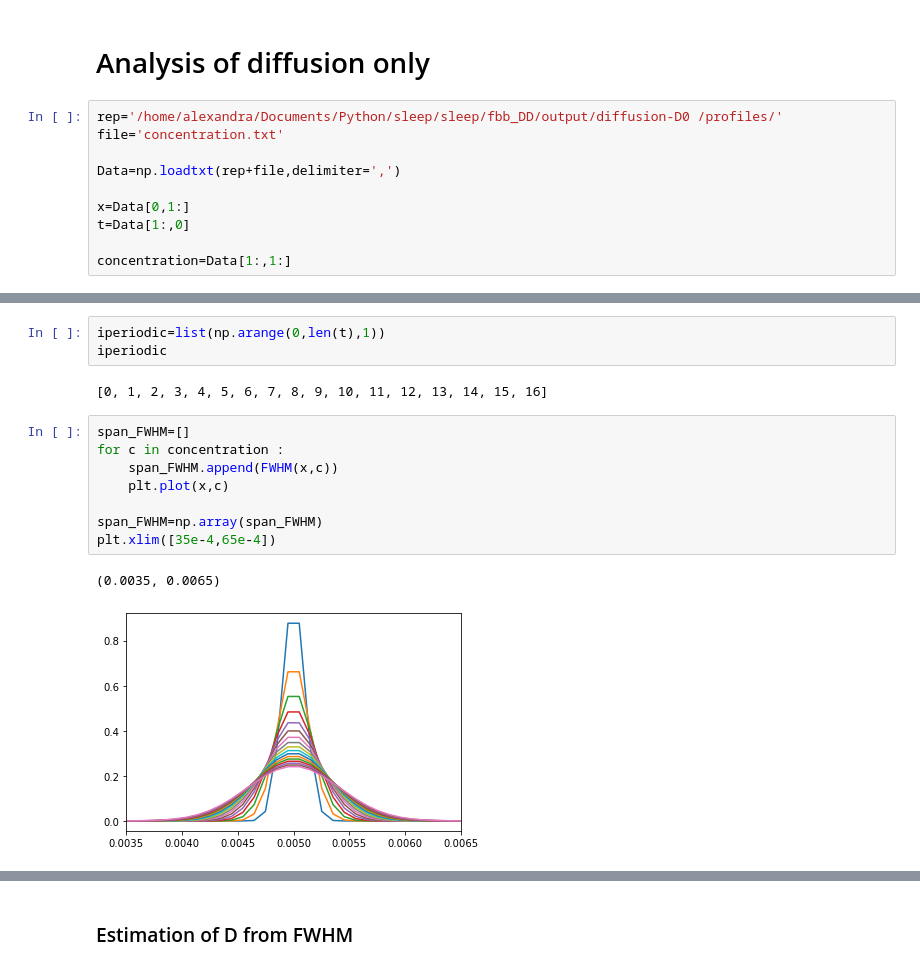
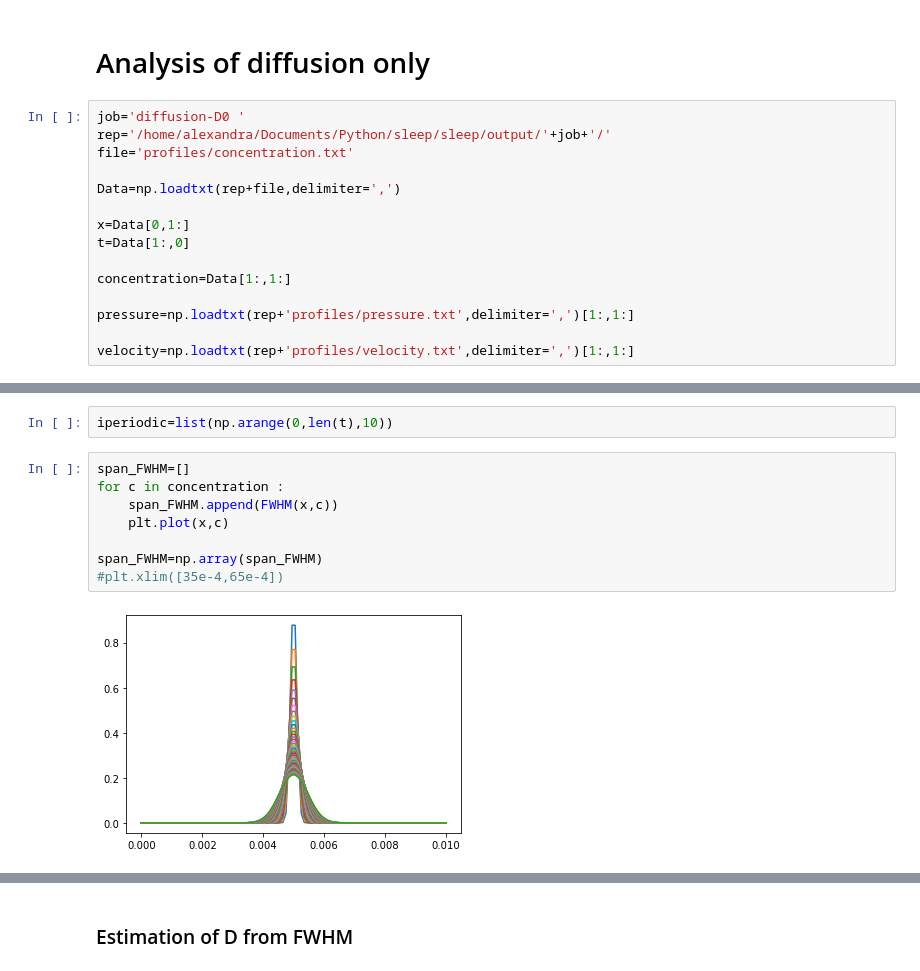
Before and after one commit to MiroK/sleep, a Jupyter notebook: sleep/notebooks/Dispersion_gaussian.ipynb, the cells around one changed output, grey strips where cells are left out. Saved outputs shown, nothing was run; the diff lists cells and outputs as text.

```diff
--- a/sleep/notebooks/Dispersion_gaussian.ipynb
+++ b/sleep/notebooks/Dispersion_gaussian.ipynb
@@ -166,8 +160,9 @@ rho=1
 # %% [markdown]
 # Analysis of diffusion only
 # %%
-rep='/home/alexandra/Documents/Python/sleep/sleep/fbb_DD/output/diffusion-D0 /profiles/'
-file='concentration.txt'
+job='diffusion-D0 '
+rep='/home/alexandra/Documents/Python/sleep/sleep/output/'+job+'/'
+file='profiles/concentration.txt'
 
 Data=np.loadtxt(rep+file,delimiter=',')
 
@@ -175,3 +170,7 @@ x=Data[0,1:]
 t=Data[1:,0]
 
 concentration=Data[1:,1:]
+
+pressure=np.loadtxt(rep+'profiles/pressure.txt',delimiter=',')[1:,1:]
+
+velocity=np.loadtxt(rep+'profiles/velocity.txt',delimiter=',')[1:,1:]
@@ -178,19 +250,15 @@ concentration=Data[1:,1:]
 # %%
-iperiodic=list(np.arange(0,len(t),1))
-iperiodic
+iperiodic=list(np.arange(0,len(t),10))
-# %% [output]
-[0, 1, 2, 3, 4, 5, 6, 7, 8, 9, 10, 11, 12, 13, 14, 15, 16]
 # %%
 span_FWHM=[]
 for c in concentration :
     span_FWHM.append(FWHM(x,c))
     plt.plot(x,c)
 
 span_FWHM=np.array(span_FWHM)
-plt.xlim([35e-4,65e-4])
+#plt.xlim([35e-4,65e-4])
 # %% [output]
-(0.0035, 0.0065)
-[figure, old version]
+[figure, new version]
 # %%
 plt.plot(t[iperiodic],span_FWHM[iperiodic],'*')
 # %% [output]
```
Also changed, not shown: parts of 30 cells of this notebook.
